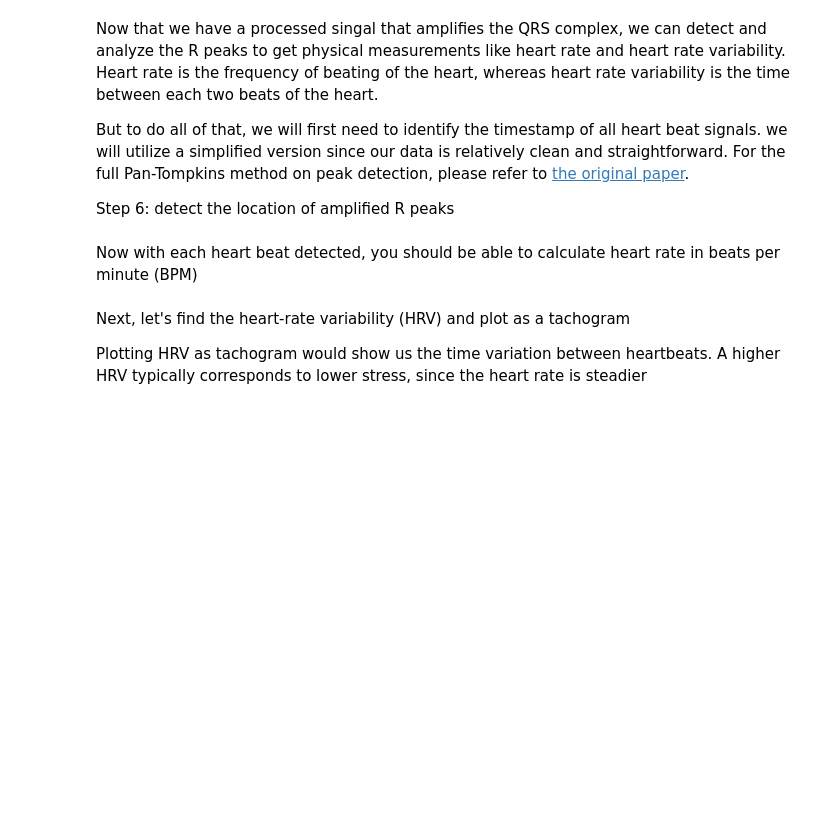
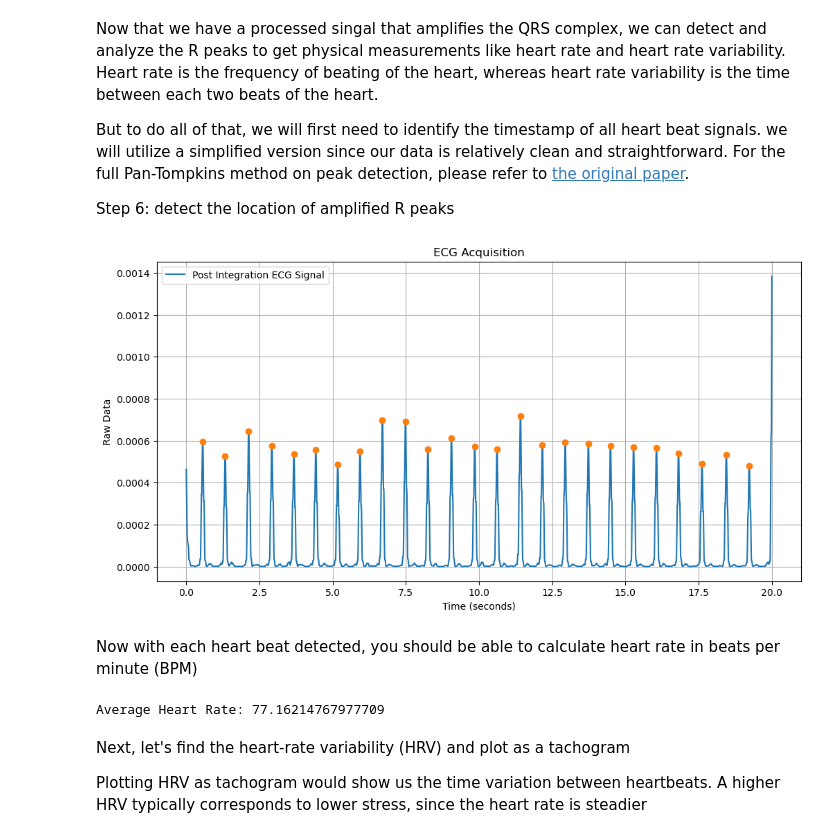
Before and after one commit to achen632/health-sensing, a Jupyter notebook: lab1/Lab1 Notebook.ipynb, the cells around one changed output. Saved outputs shown, nothing was run; the diff lists cells and outputs as text; code cells hidden in the pictures; blank space fills up the shorter version.

```diff
--- a/lab1/Lab1 Notebook.ipynb
+++ b/lab1/Lab1 Notebook.ipynb
@@ -70,7 +75,7 @@ def ecg_band_pass_filter(data, sample_rate):
 # %%
 # TODO: Apply band-pass filter to the raw signal
 # hint: use the helper function provided in the previous code block
-filtered_signal =
+filtered_signal = ecg_band_pass_filter(signal, fs)
 # %%
 # Plotting the filtered ECG signal
 plt.figure(figsize=(12, 6))
@@ -86,7 +93,7 @@ Step 3: apply a deriative filter
 # %%
 # TODO: Differentiate the filtered signal
 # hint: use numpy.diff
-differentiated_signal =
+differentiated_signal = np.diff(filtered_signal)
 # %%
 # Plotting the differentiated ECG signal
 plt.figure(figsize=(12, 6))
@@ -102,7 +111,7 @@ Step 4: Applying squaring and integration
 # %%
 # TODO: Square the differentiated signal
 # hint: In this case, squaring is the same as an element-wise multiplication with itself
-squared_signal =
+squared_signal = np.square(differentiated_signal)
 # %%
 # Plotting the squared ECG signal
 plt.figure(figsize=(12, 6))
@@ -121,11 +132,11 @@ nbr_sampls_int_wind = int(0.080 * fs) # window size of 0.08 second
 
 # TODO: Initialize a variable that will contain the integrated signal samples
 # Hint: initialize all with zeros, use zeros_like()
-integrated_signal =
+integrated_signal = zeros_like(squared_signal)
 
 # TODO: Determine a cumulative version of "squared_signal"
 # Hint: use .cumsum()
-cumulative_sum =
+cumulative_sum = squared_signal.cumsum()
 
 # Estimate the area/integral below the curve that defines the "squared_signal"
 integrated_signal[nbr_sampls_int_wind:] = (cumulative_sum[nbr_sampls_int_wind:] -
@@ -150,13 +163,29 @@ Step 6: detect the location of amplified R peaks
 # %%
 # TODO: detect the location of all amplified R peaks
 # Hint: use find_peaks()
 # You would need to tune the parameters to detect true R peaks only
 # Recommended parameters to tune are distance & height
 # One useful knowledge: after each heartbeat, there is an absolute refractory period of around 200ms where another heartbeat cannot be triggered no matter what
-peak_ind =
+peak_ind = find_peaks(integrated_signal, height=0.0003,distance=250)[0]
 
 # TODO: timestamp of all peaks
-peak_time =
+peak_time = peak_ind / fs
 
 # TODO: magnitude of all peaks
-peaks =
+peaks = []
+for index in peak_ind:
+    peaks.append(integrated_signal[index])
+
+# You can use this plot to validate your parameter tuning results
+# Plotting the integrated ECG signal with peaks
+plt.figure(figsize=(12, 6))
+plt.plot(time[1:], integrated_signal, label='Post Integration ECG Signal')
+plt.plot(peak_time,peaks,'o')
+plt.xlabel('Time (seconds)')
+plt.ylabel('Raw Data')
+plt.title('ECG Acquisition')
+plt.legend()
+plt.grid(True)
+plt.show()
+# %% [output]
+[figure, added]
@@ -176,7 +193,12 @@ plt.show()
 Now with each heart beat detected, you should be able to calculate heart rate in beats per minute (BPM)
 # %%
 # Calculate the heart rate per minute
-hr =
+diff = np.diff(peak_time)
+avg_sec_per_beat = diff.mean()
+hr = 60/avg_sec_per_beat
+print(f"Average Heart Rate: {hr}")
+# %% [output]
+Average Heart Rate: 77.16214767977709
 # %% [markdown]
 Next, let's find the heart-rate variability (HRV) and plot as a tachogram
 
```
Also changed, not shown: parts of 11 cells of this notebook, 2 other files.
